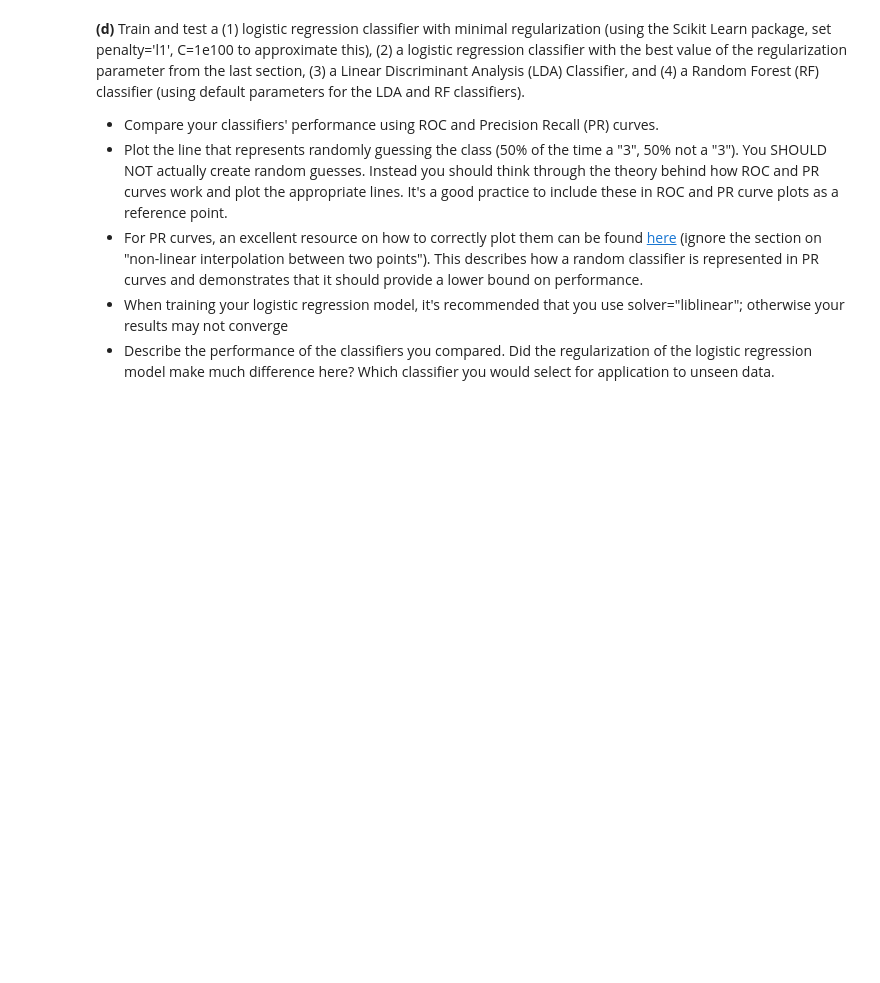
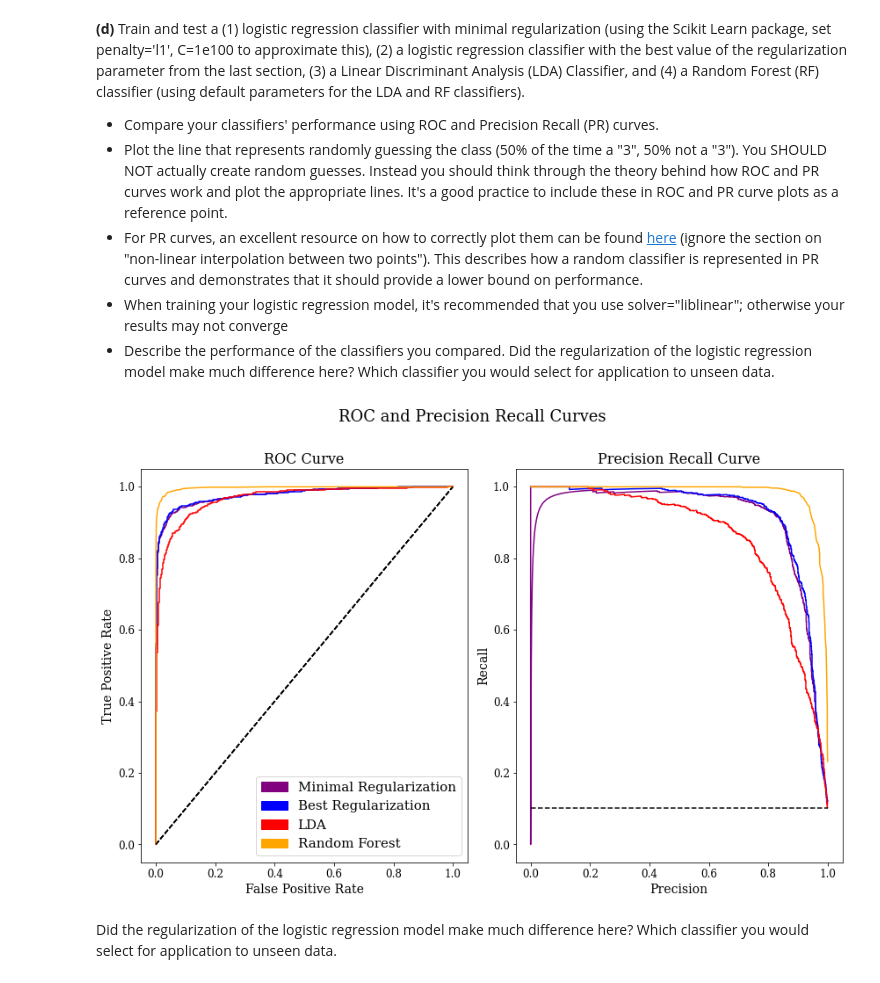
Before and after one commit to sdonatileach/Machine-Learning, a Jupyter notebook: Assignment_3.ipynb, the cells around one changed output. Cells and saved outputs as stored; diff of their text form; code cells hidden in the pictures; blank space fills up the shorter version.

```diff
--- a/Assignment_3.ipynb
+++ b/Assignment_3.ipynb
@@ -598,0 +612,47 @@ Percent of samples positively labeled as 3s: 10.21%
+# %%
+models = [minimal_reg , best_reg, lda, random_forest]
+# %%
+def test_classifiers (X_test, y_test, models):
+    fig, ax = plt.subplots(1,2,figsize=(12,8))
+    for i in range(len(models)):
+        prob = models[i].predict_proba(X_test)[:,1]
+        fpr,tpr,threshold = roc_curve(y_test, prob)
+
+        colors = ['purple', 'blue', 'red', 'orange']
+        # ROC curve
+        ax[0].plot(fpr,tpr,c=colors[i])
+        ax[0].set_xlabel("False Positive Rate", fontsize=14)
+        ax[0].set_ylabel("True Positive Rate", fontsize=14)
+        ax[0].set_title("ROC Curve", fontsize=16)
+        ax[0].tick_params(labelsize=12)
+        ax[0].grid()
+        ax[0].plot([0, 1], [0, 1], 'k--')
+
+        precision, recall, threshold = precision_recall_curve(y_test, prob)
+        neg = np.sum(y_test == 0)
+        pos = np.sum(y_test == 1)
+        baseline = pos/(neg+pos)
+
+        # precision-recall curve
+        ax[1].plot(recall,precision, c=colors[i])
+        ax[1].set_xlabel("Precision", fontsize=14)
+        ax[1].set_ylabel("Recall", fontsize=14)
+        ax[1].set_title("Precision Recall Curve", fontsize=16)
+        ax[1].tick_params(labelsize=12)
+        ax[1].grid()
+
+        colors = {'Minimal Regularization':'purple', 'Best Regularization':'blue'
+            , 'LDA':'red', 'Random Forest':'orange'}
+        labels = list(colors.keys())
+        handles = [plt.Rectangle((0,0),1,1, color=colors[label]) for label in labels]
+        ax[0].legend(handles, labels, loc= 'lower right' , fontsize=15)
+
+        fig.suptitle("ROC and Precision Recall Curves\n", fontsize=18)
+        fig.tight_layout()
+    ax[1].plot(np.arange(0,1.5, 0.5), np.repeat(baseline, 3), 'k--')
+# %%
+test_classifiers(X_test, y_test, models)
+# %% [output]
+[figure, added]
+# %% [markdown]
+Did the regularization of the logistic regression model make much difference here? Which classifier you would select for application to unseen data.
```
Also changed, not shown: parts of 35 cells of this notebook.
